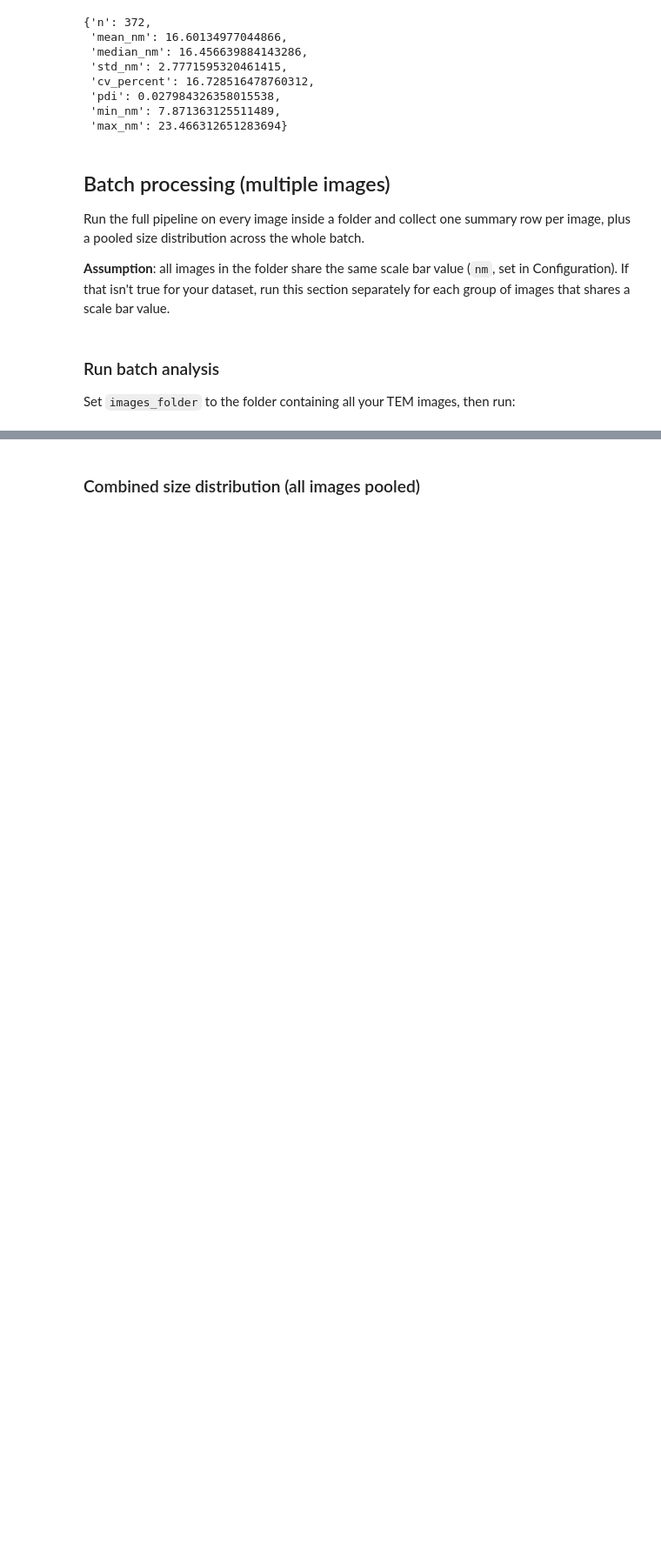
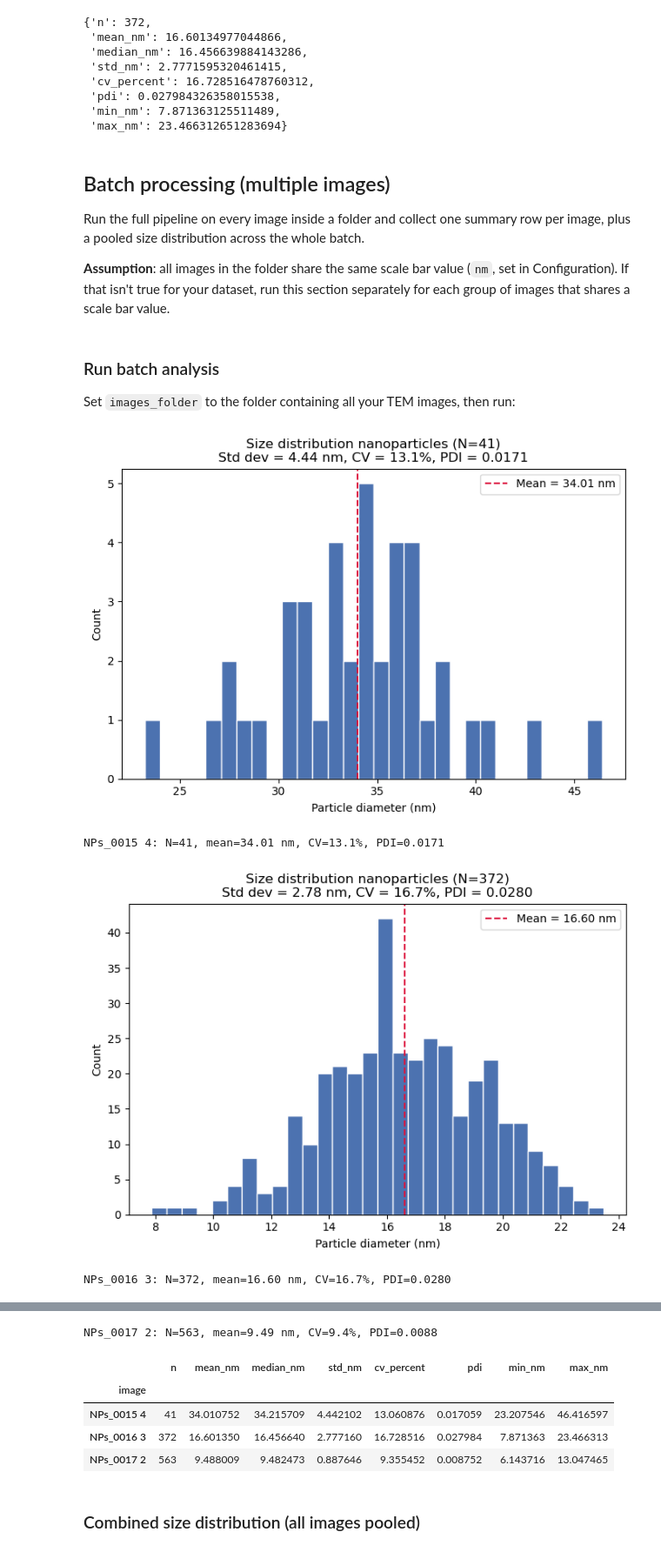
Before and after one commit to Psiche91/Polydispersity, a Jupyter notebook: tem_nanoparticle_polydispersity.ipynb, the cells around one changed output, grey strips where cells are left out. Shown at 87% size. Saved outputs shown, nothing was run; the diff lists cells and outputs as text; code cells hidden in the pictures; blank space fills up the shorter version.

Commit message:
Show per-image overlay alongside histograms by default in batch processing

```diff
--- a/tem_nanoparticle_polydispersity.ipynb
+++ b/tem_nanoparticle_polydispersity.ipynb
@@ -308,7 +308,7 @@ def plot_histogram(diam_nm, stats, out_path=None, material="nanoparticles"):
 # %% [markdown]
 ## Full pipeline
 # %%
-def analyze_image(image_path, scalebar_nm=200.0,
+def analyze_image(image_path, scalebar_nm=nm,
                    scalebar_region=(0.85, 1.0, 0.0, 0.35),
                    min_peak_distance=15, min_diam_px=25, min_circularity=0.5,
                    material="nanoparticles", outdir=None):
@@ -446,13 +446,18 @@ Set `images_folder` to the folder containing all your TEM images, then run:
 # %%
 images_folder = "./Data"  # <-- folder containing all your TEM images
 
 folder_results = analyze_folder(
     images_folder,
     scalebar_nm=nm,
     scalebar_region=scalebar_region,
     outdir=outdir,
-    show_plots=False,  # set to True to also display the calibration check + overlay for every image
+    show_plots=True,  # set to False to skip the per-image calibration check + overlay for large batches
 )
 
 summary = summarize_folder_results(folder_results)
 summary
+# %% [output]
+[figure, added]
+NPs_0015 4: N=41, mean=34.01 nm, CV=13.1%, PDI=0.0171
+[figure, added]
+NPs_0016 3: N=372, mean=16.60 nm, CV=16.7%, PDI=0.0280
@@ -459,3 +465,9 @@ summary
+NPs_0017 2: N=563, mean=9.49 nm, CV=9.4%, PDI=0.0088
+|  | n | mean_nm | median_nm | std_nm | cv_percent | pdi | min_nm | max_nm |
+| image |  |  |  |  |  |  |  |  |
+| NPs_0015 4 | 41 | 34.010752 | 34.215709 | 4.442102 | 13.060876 | 0.017059 | 23.207546 | 46.416597 |
+| NPs_0016 3 | 372 | 16.601350 | 16.456640 | 2.777160 | 16.728516 | 0.027984 | 7.871363 | 23.466313 |
+| NPs_0017 2 | 563 | 9.488009 | 9.482473 | 0.887646 | 9.355452 | 0.008752 | 6.143716 | 13.047465 |
 # %% [markdown]
 ### Combined size distribution (all images pooled)
 # %%
```
Also changed, not shown: parts of 2 cells of this notebook.
